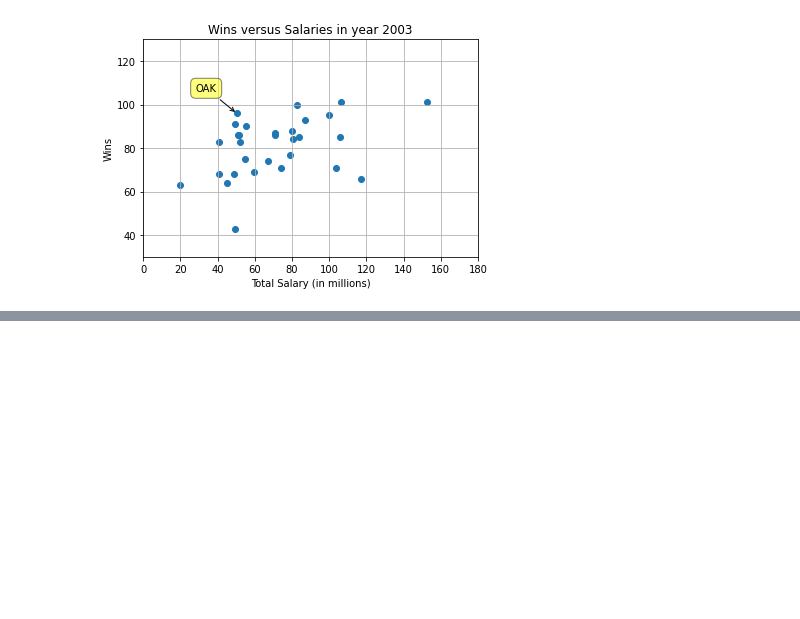
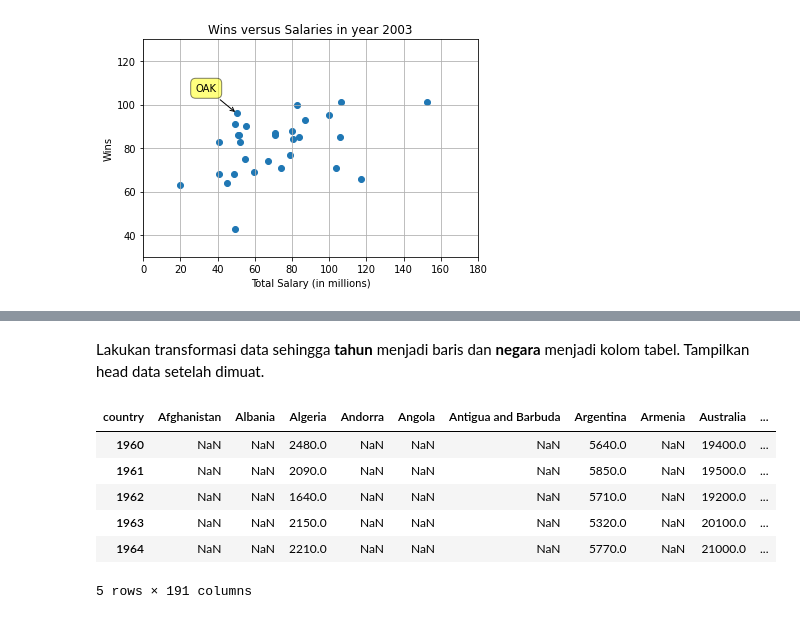
Before and after one commit to amrann/python-exploratory-data-analysis, a Jupyter notebook: Untitled.ipynb, the cells around one changed output, grey strips where cells are left out. Cells and saved outputs as stored; diff of their text form; code cells hidden in the pictures; blank space fills up the shorter version.

```diff
--- a/Untitled.ipynb
+++ b/Untitled.ipynb
@@ -116,0 +158,16 @@ for yr in years:
+# %% [markdown]
+Lakukan transformasi data sehingga **tahun** menjadi baris dan **negara** menjadi kolom tabel. Tampilkan head data setelah dimuat.
+# %%
+#countries dijadikan sebagai indeks
+income.index = income[income.columns[0]]
+income = income.drop(income.columns[0], axis = 1)
+income = income.transpose()
+income.head()
+# %% [output]
+| country | Afghanistan | Albania | Algeria | Andorra | Angola | Antigua and Barbuda | Argentina | Armenia | Australia | ... |
+| 1960 | NaN | NaN | 2480.0 | NaN | NaN | NaN | 5640.0 | NaN | 19400.0 | ... |
+| 1961 | NaN | NaN | 2090.0 | NaN | NaN | NaN | 5850.0 | NaN | 19500.0 | ... |
+| 1962 | NaN | NaN | 1640.0 | NaN | NaN | NaN | 5710.0 | NaN | 19200.0 | ... |
+| 1963 | NaN | NaN | 2150.0 | NaN | NaN | NaN | 5320.0 | NaN | 20100.0 | ... |
+| 1964 | NaN | NaN | 2210.0 | NaN | NaN | NaN | 5770.0 | NaN | 21000.0 | ... |
+5 rows × 191 columns
```
Also changed, not shown: parts of 12 cells of this notebook.
